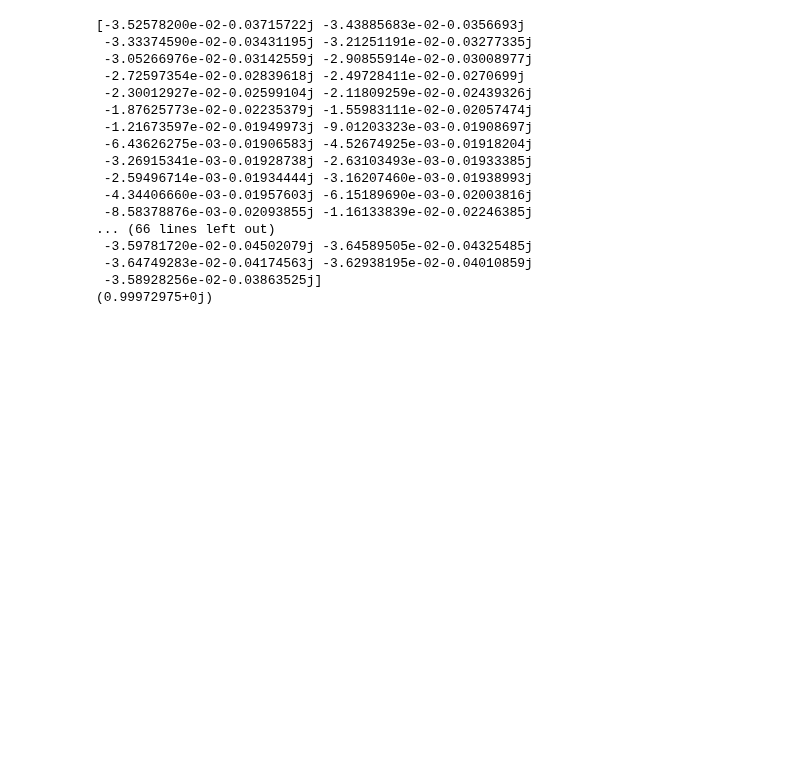
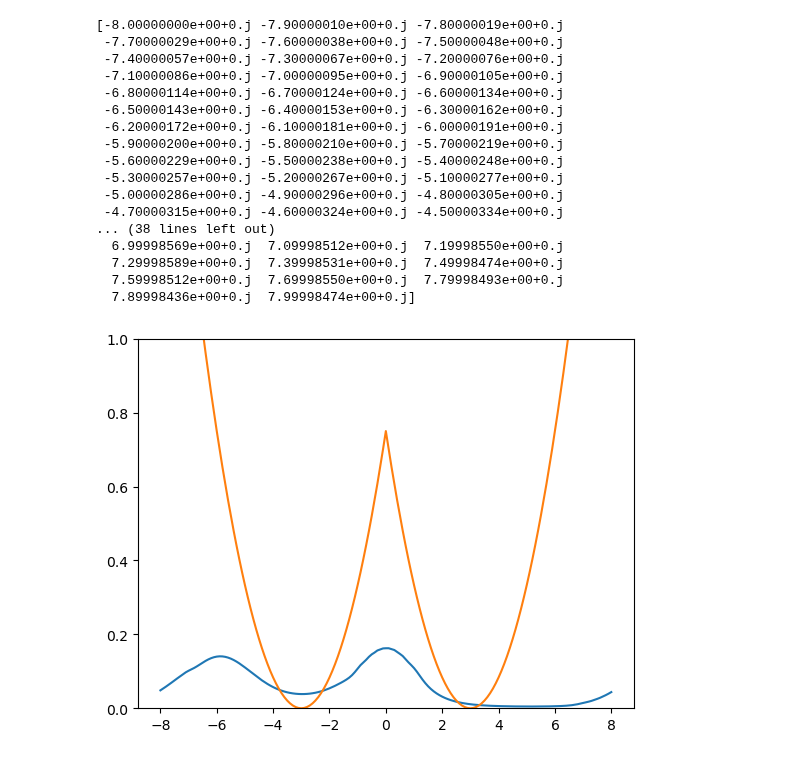
Before and after one commit to EmilLenler/PhD-Work, a Jupyter notebook: Teaching/2nd Try Split Step.ipynb, the cells around one changed output. Cells and saved outputs as stored; diff of their text form; code cells hidden in the pictures; blank space fills up the shorter version.

```diff
--- a/Teaching/2nd Try Split Step.ipynb
+++ b/Teaching/2nd Try Split Step.ipynb
@@ -38,35 +42,39 @@ plt.legend()
 # %%
 def split_step_propagate(V,T,delta_t,psi):
     phi = fft(psi)
-    phi*=np.exp(-1j*T*delta_t/2)
+    phi=phi*np.exp(-1j*T*delta_t/2)
     psi = ifft(phi)
-    psi*=np.exp(-1j*V*delta_t)
+    psi=psi*np.exp(-1j*V*delta_t)
     phi = fft(psi)
-    phi*= np.exp(-1j*T*delta_t/2)
+    phi= phi*np.exp(-1j*T*delta_t/2)
     psi = ifft(phi)
     return psi
-print(split_step_propagate(Vx,T,dt,psi_0))
-print(integ.trapezoid(np.abs(split_step_propagate(Vx,T,dt,psi_0))**2,xs))
 t = t0
-psi = psi_0
-while t<tf:
-    t+=dt
-    psi = split_step_propagate(Vx,T,dt,psi)
+# while t<tf:
+#     t+=dt
+#     psi = split_step_propagate(Vx,T,dt,psi)
+# print(integ.trapezoid(np.abs(psi)**2,xs))
-# %% [output]
-[-3.52578200e-02-0.03715722j -3.43885683e-02-0.0356693j
- -3.33374590e-02-0.03431195j -3.21251191e-02-0.03277335j
- -3.05266976e-02-0.03142559j -2.90855914e-02-0.03008977j
- -2.72597354e-02-0.02839618j -2.49728411e-02-0.0270699j
- -2.30012927e-02-0.02599104j -2.11809259e-02-0.02439326j
- -1.87625773e-02-0.02235379j -1.55983111e-02-0.02057474j
- -1.21673597e-02-0.01949973j -9.01203323e-03-0.01908697j
- -6.43626275e-03-0.01906583j -4.52674925e-03-0.01918204j
- -3.26915341e-03-0.01928738j -2.63103493e-03-0.01933385j
- -2.59496714e-03-0.01934444j -3.16207460e-03-0.01938993j
- -4.34406660e-03-0.01957603j -6.15189690e-03-0.02003816j
- -8.58378876e-03-0.02093855j -1.16133839e-02-0.02246385j
-... (66 lines left out)
- -3.59781720e-02-0.04502079j -3.64589505e-02-0.04325485j
- -3.64749283e-02-0.04174563j -3.62938195e-02-0.04010859j
- -3.58928256e-02-0.03863525j]
-(0.99972975+0j)
+# %%
+plt.plot(xs,np.abs(split_step_propagate(Vx,T,dt,psi_init))**2)
+plt.plot(xs,Vx/6)
+plt.ylim(0,1)
+print(xs)
+# %% [output]
+[-8.00000000e+00+0.j -7.90000010e+00+0.j -7.80000019e+00+0.j
+ -7.70000029e+00+0.j -7.60000038e+00+0.j -7.50000048e+00+0.j
+ -7.40000057e+00+0.j -7.30000067e+00+0.j -7.20000076e+00+0.j
+ -7.10000086e+00+0.j -7.00000095e+00+0.j -6.90000105e+00+0.j
+ -6.80000114e+00+0.j -6.70000124e+00+0.j -6.60000134e+00+0.j
+ -6.50000143e+00+0.j -6.40000153e+00+0.j -6.30000162e+00+0.j
+ -6.20000172e+00+0.j -6.10000181e+00+0.j -6.00000191e+00+0.j
+ -5.90000200e+00+0.j -5.80000210e+00+0.j -5.70000219e+00+0.j
+ -5.60000229e+00+0.j -5.50000238e+00+0.j -5.40000248e+00+0.j
+ -5.30000257e+00+0.j -5.20000267e+00+0.j -5.10000277e+00+0.j
+ -5.00000286e+00+0.j -4.90000296e+00+0.j -4.80000305e+00+0.j
+ -4.70000315e+00+0.j -4.60000324e+00+0.j -4.50000334e+00+0.j
+... (38 lines left out)
+  6.99998569e+00+0.j  7.09998512e+00+0.j  7.19998550e+00+0.j
+  7.29998589e+00+0.j  7.39998531e+00+0.j  7.49998474e+00+0.j
+  7.59998512e+00+0.j  7.69998550e+00+0.j  7.79998493e+00+0.j
+  7.89998436e+00+0.j  7.99998474e+00+0.j]
+[figure, added]
```
Also changed, not shown: parts of 3 cells of this notebook, 2 other files.
